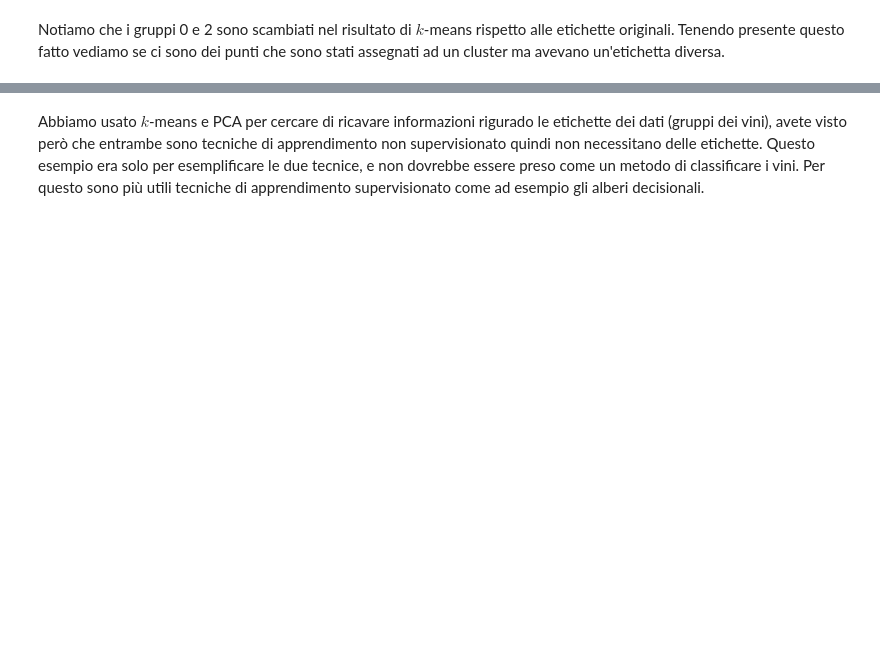
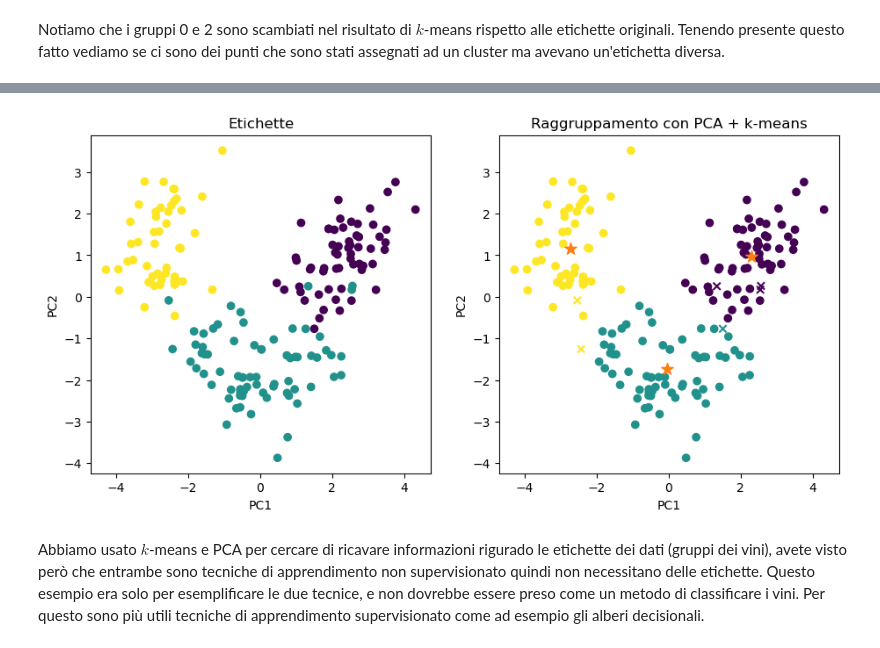
Before and after one commit to jb-sharp/stat4bigdata, a Jupyter notebook: Lezione 9/09-sklearn.ipynb, the cells around one changed output, grey strips where cells are left out. Drawn from its saved outputs; the diff is of its cells as text; code cells hidden in the pictures; blank space fills up the shorter version.

```diff
--- a/Lezione 9/09-sklearn.ipynb
+++ b/Lezione 9/09-sklearn.ipynb
@@ -413,23 +679,32 @@ errori
 # %%
 fig, ax = plt.subplots(1, 2, figsize = (11, 5))
 
 ax[0].scatter(scores[:, 0], scores[:, 1], c = y)
 ax[0].set_title("Etichette")
 ax[0].set_xlabel("PC1")
 ax[0].set_ylabel("PC2")
 
-ax[1].scatter(scores[errori == False, 0], scores[errori == False, 1],
-              c = labels[errori == False])
-ax[1].scatter(scores[errori == True, 0], scores[errori == True, 1],
-              c = labels[errori == True], marker = "x")
+ax[1].scatter(scores[errori == False, 0],
+              scores[errori == False, 1],
+              c = labels[errori == False],
+              marker = "o")
+
+ax[1].scatter(scores[errori == True, 0],
+              scores[errori == True, 1],
+              c = labels[errori == True],
+              marker = "x")
+
 ax[1].scatter(model.cluster_centers_[:, 0],
             model.cluster_centers_[:, 1],
             marker = "*",
             color = "C1",
             s = 100)
+
 ax[1].set_title("Raggruppamento con PCA + k-means")
 ax[1].set_xlabel("PC1")
 ax[1].set_ylabel("PC2")
 plt.show()
+# %% [output]
+[figure, added]
 # %% [markdown]
 Abbiamo usato $k$-means e PCA per cercare di ricavare informazioni rigurado le etichette dei dati (gruppi dei vini), avete visto però che entrambe sono tecniche di apprendimento non supervisionato quindi non necessitano delle etichette. Questo esempio era solo per esemplificare le due tecnice, e non dovrebbe essere preso come un metodo di classificare i vini. Per questo sono più utili tecniche di apprendimento supervisionato come ad esempio gli alberi decisionali.
```
Also changed, not shown: parts of 53 cells of this notebook.
